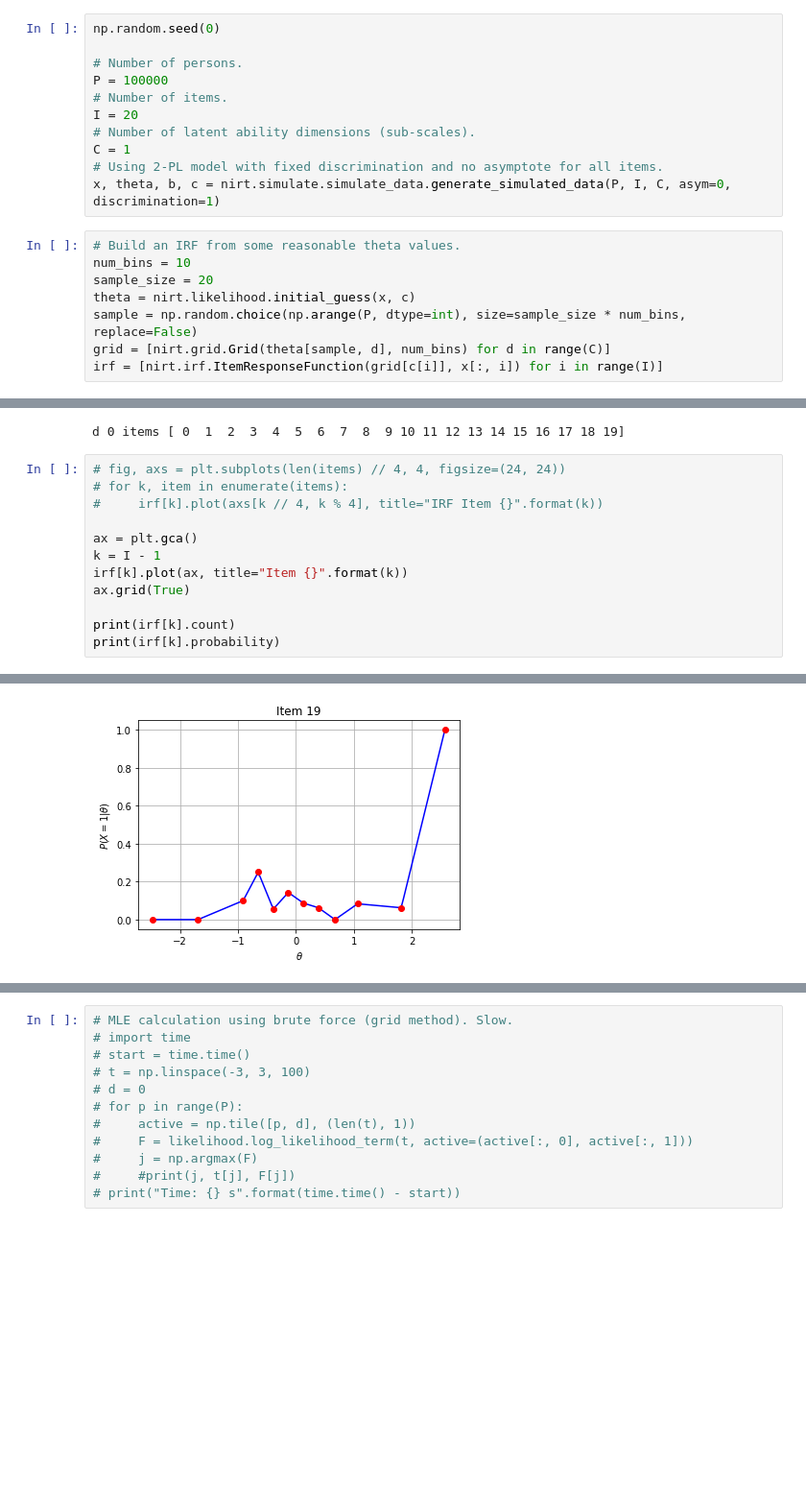
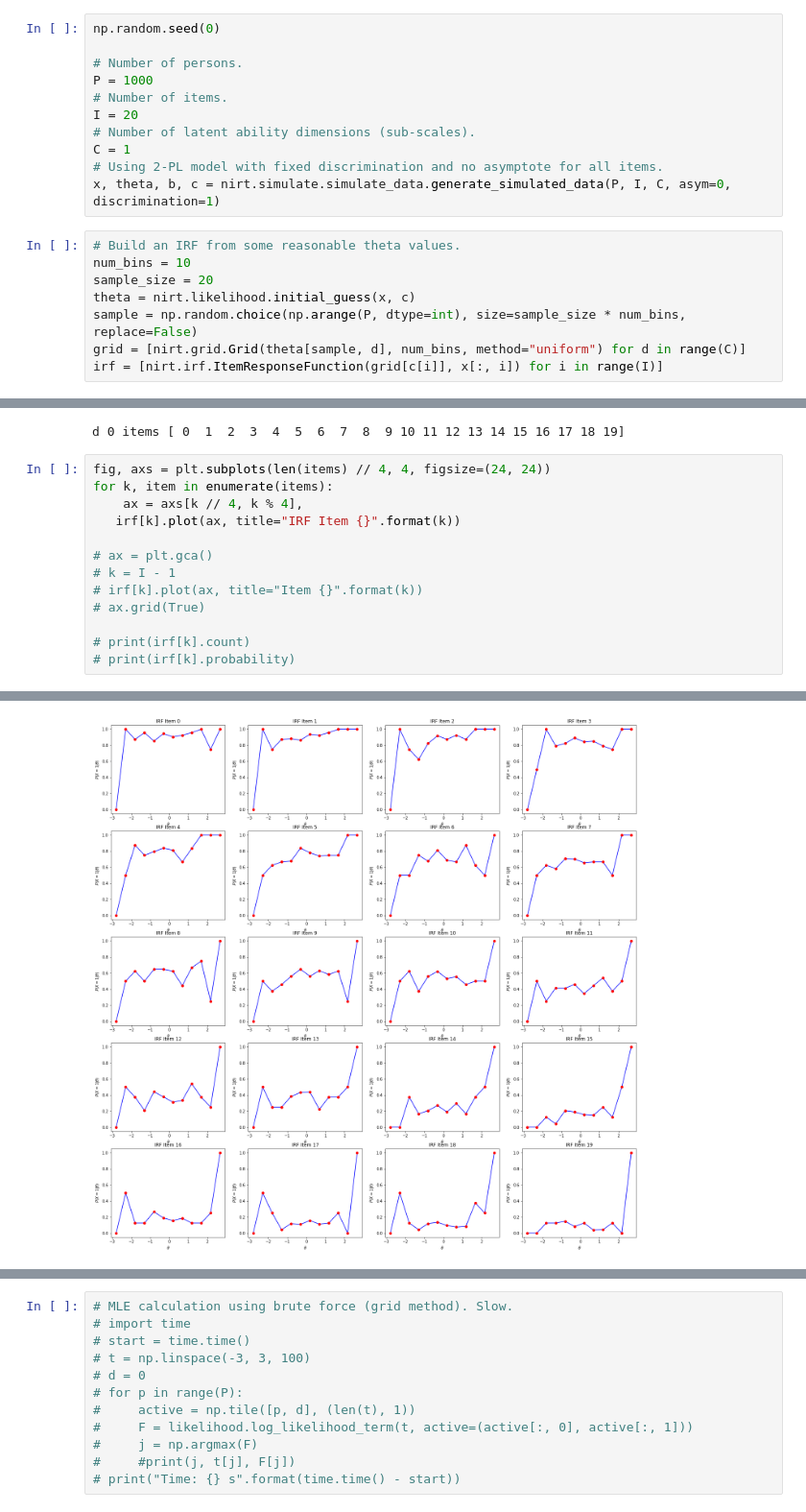
Before and after one commit to ETS-Next-Gen/irt-mcmc, a Jupyter notebook: notebooks/debugging_log_likelihood.ipynb, the cells around one changed output, grey strips where cells are left out. Shown: that part at 96% size. Drawn from its saved outputs; the diff is of its cells as text; blank space fills up the shorter version.

```diff
--- a/notebooks/debugging_log_likelihood.ipynb
+++ b/notebooks/debugging_log_likelihood.ipynb
@@ -23,7 +23,7 @@ The autoreload extension is already loaded. To reload it, use:
 np.random.seed(0)
 
 # Number of persons.
-P = 100000
+P = 1000
 # Number of items.
 I = 20
 # Number of latent ability dimensions (sub-scales).
@@ -36,7 +36,7 @@ num_bins = 10
 sample_size = 20
 theta = nirt.likelihood.initial_guess(x, c)
 sample = np.random.choice(np.arange(P, dtype=int), size=sample_size * num_bins, replace=False)
-grid = [nirt.grid.Grid(theta[sample, d], num_bins) for d in range(C)]
+grid = [nirt.grid.Grid(theta[sample, d], num_bins, method="uniform") for d in range(C)]
 irf = [nirt.irf.ItemResponseFunction(grid[c[i]], x[:, i]) for i in range(I)]
 # %%
 items = np.where(c == d)[0]
@@ -44,15 +44,16 @@ print('d', d, 'items', items)
 # %% [output]
 d 0 items [ 0  1  2  3  4  5  6  7  8  9 10 11 12 13 14 15 16 17 18 19]
 # %%
-# fig, axs = plt.subplots(len(items) // 4, 4, figsize=(24, 24))
-# for k, item in enumerate(items):
-#     irf[k].plot(axs[k // 4, k % 4], title="IRF Item {}".format(k))
+fig, axs = plt.subplots(len(items) // 4, 4, figsize=(24, 24))
+for k, item in enumerate(items):
+    ax = axs[k // 4, k % 4],
+   irf[k].plot(ax, title="IRF Item {}".format(k))
 
-ax = plt.gca()
-k = I - 1
-irf[k].plot(ax, title="Item {}".format(k))
-ax.grid(True)
+# ax = plt.gca()
+# k = I - 1
+# irf[k].plot(ax, title="Item {}".format(k))
+# ax.grid(True)
 
-print(irf[k].count)
-print(irf[k].probability)
+# print(irf[k].count)
+# print(irf[k].probability)
 # %% [output]
@@ -62,4 +60,4 @@ print(irf[k].probability)
-[figure, old version]
+[figure, new version]
 # %%
 likelihood = nirt.likelihood.Likelihood(x, c, grid, irf)
 d = 0
```
Also changed, not shown: parts of 3 cells of this notebook, 1 other file.
